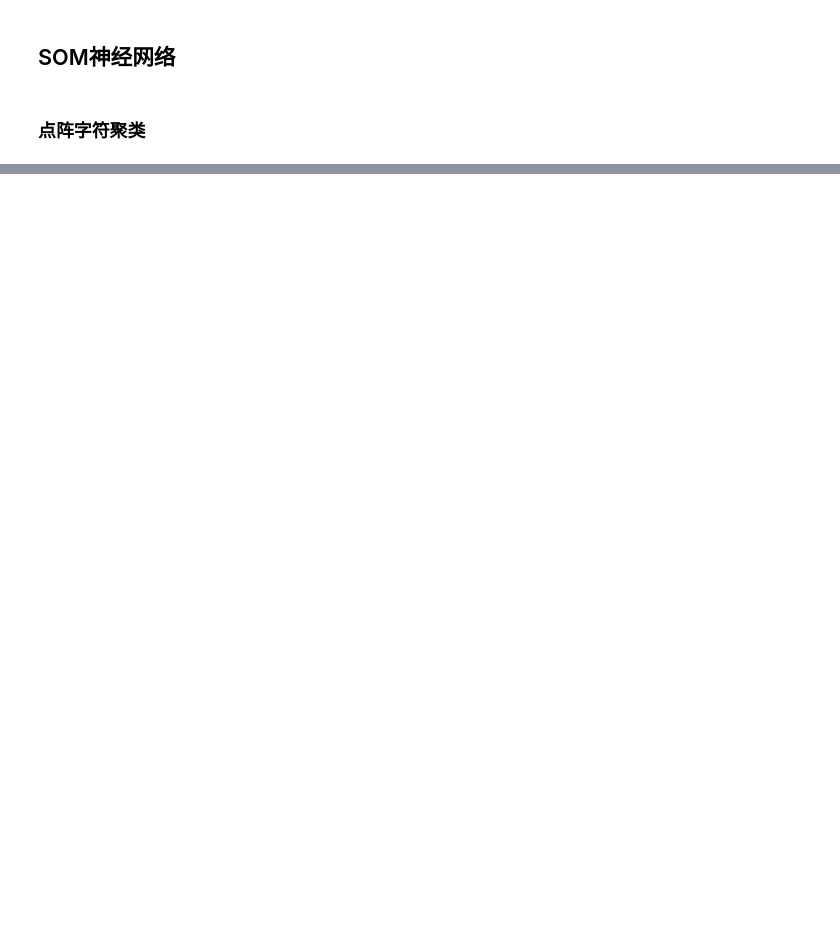
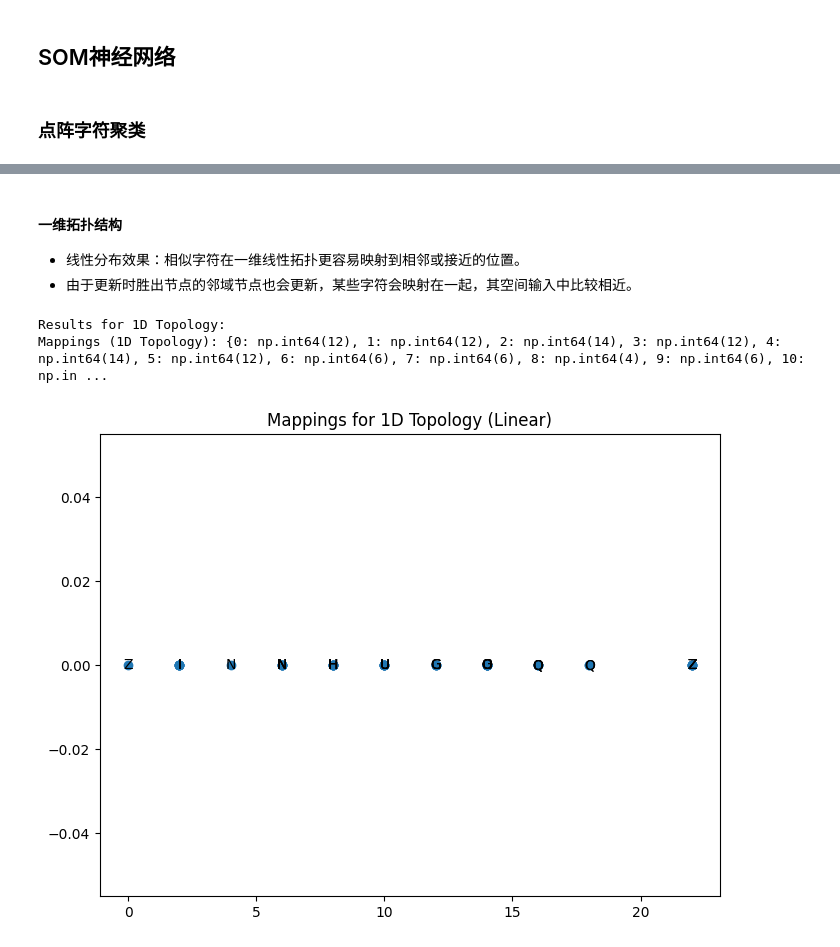
Before and after one commit to scpsyl/Artificial_NN_Hw, a Jupyter notebook: Homework3/Task2.ipynb, the cells around one changed output, grey strips where cells are left out. Saved outputs shown, nothing was run; the diff lists cells and outputs as text; code cells hidden in the pictures; blank space fills up the shorter version.

```diff
--- a/Homework3/Task2.ipynb
+++ b/Homework3/Task2.ipynb
@@ -132,0 +198,19 @@ def compete2(x, w, eta):
+# %% [markdown]
+#### 一维拓扑结构
+* 线性分布效果：相似字符在一维线性拓扑更容易映射到相邻或接近的位置。
+* 由于更新时胜出节点的邻域节点也会更新，某些字符会映射在一起，其空间输入中比较相近。
+# %%
+# 结果展示：一维拓扑结构
+print("\nResults for 1D Topology:")
+w_1d = np.random.rand(output_dim, input_dim)  # 初始化权重
+for i in range(num_iterations):
+    eta = initial_eta - i * (initial_eta - final_eta) / num_iterations
+    w_1d = compete1(data, w_1d, eta)
+mappings_1d = map_data_to_nodes(data, w_1d)
+print("Mappings (1D Topology):", mappings_1d)
+
+plot_mappings(mappings_1d, "Mappings for 1D Topology")
+# %% [output]
+Results for 1D Topology:
+Mappings (1D Topology): {0: np.int64(12), 1: np.int64(12), 2: np.int64(14), 3: np.int64(12), 4: np.int64(14), 5: np.int64(12), 6: np.int64(6), 7: np.int64(6), 8: np.int64(4), 9: np.int64(6), 10: np.in ...
+[figure, added]
```
Also changed, not shown: parts of 17 cells of this notebook, 15 other files.
